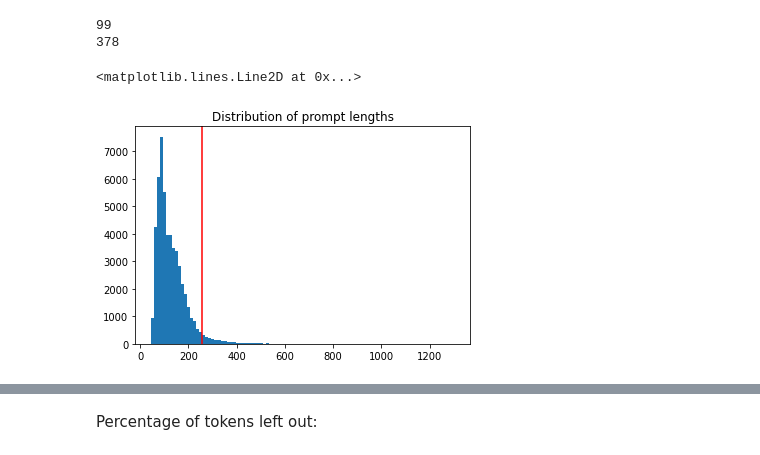
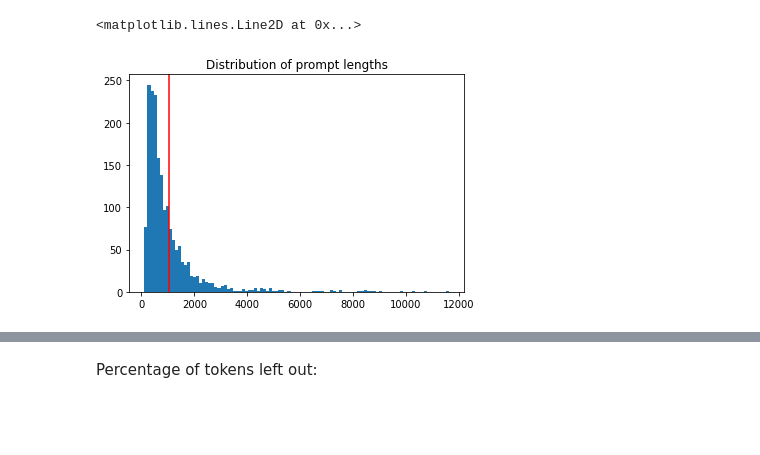
Before and after one commit to vateseif/alpaca-lora, a Jupyter notebook: lengths.ipynb, the cells around one changed output, grey strips where cells are left out. Cells and saved outputs as stored; diff of their text form; code cells hidden in the pictures; blank space fills up the shorter version.

```diff
--- a/lengths.ipynb
+++ b/lengths.ipynb
@@ -9,7 +9,7 @@ tokenizer = LlamaTokenizer.from_pretrained(
 tokenizer.pad_token = tokenizer.eos_token
 tokenizer.pad_token_id = tokenizer.eos_token_id
 
-data = load_dataset("json", data_files="alpaca_data.json")
+data = load_dataset("json", data_files="data/QA_latex.json")
 
 
 def generate_prompt(data_point):
@@ -54,19 +44,13 @@ reviews_data.head()
-# %%
-print(len(data["train"][0]["prompt"]["input_ids"]))
-print(len(generate_prompt(data["train"][0])))
-# %% [output]
-99
-378
 # %%
 import matplotlib.pyplot as plt
 
 lens = [len(x["prompt"]["input_ids"]) for x in data["train"]]
 plt.hist(lens, bins=100)
 plt.title("Distribution of prompt lengths")
-plt.axvline(256, color="red")
+plt.axvline(1024, color="red")
 # %% [output]
 <matplotlib.lines.Line2D at 0x...>
-[figure, old version]
+[figure, new version]
 # %%
 plt.plot([len([l for l in lens if l <= m]) for m in range(max(lens) + 1)])
 plt.title("Number of fully covered examples as a function of max length")
```
Also changed, not shown: parts of 4 cells of this notebook.
